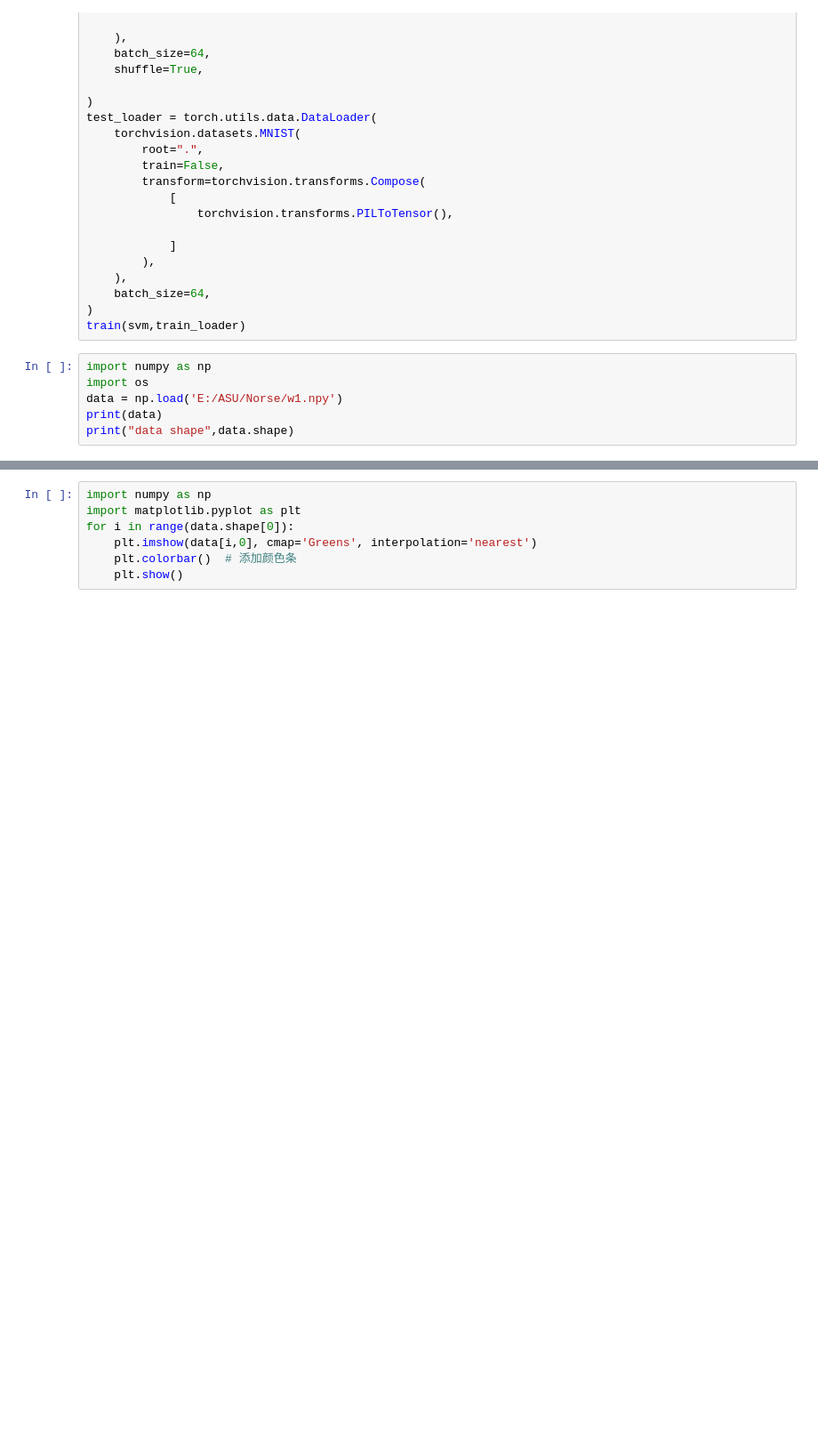
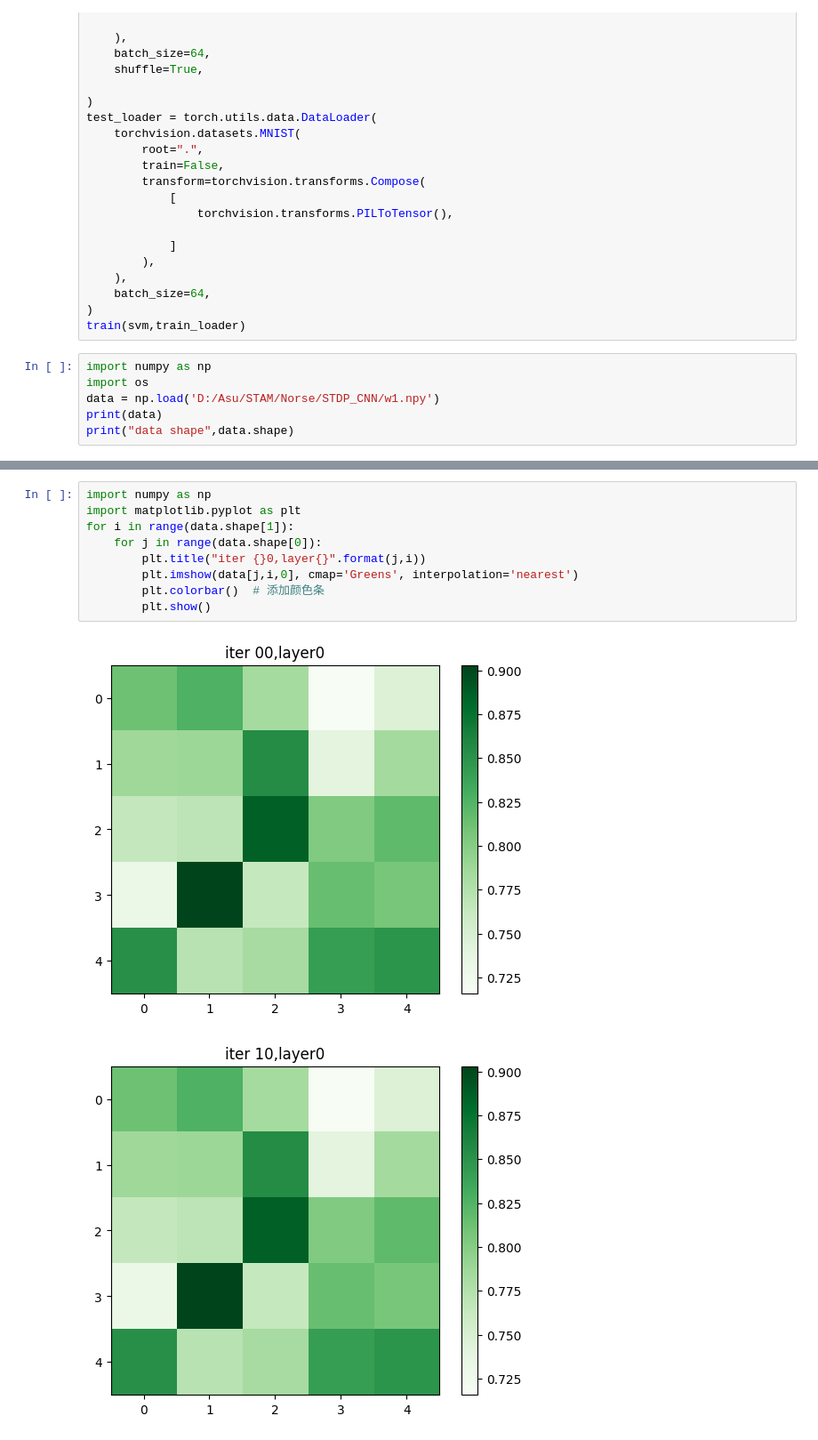
Before and after one commit to zhenqi72/STDP_CNN, a Jupyter notebook: STDP_CNN.ipynb, the cells around one changed output, grey strips where cells are left out. Shown at 89% size. Drawn from its saved outputs; the diff is of its cells as text; blank space fills up the shorter version.

```diff
--- a/STDP_CNN.ipynb
+++ b/STDP_CNN.ipynb
@@ -69,6 +69,6 @@ train(svm,train_loader)
 # %%
 import numpy as np
 import os
-data = np.load('E:/ASU/Norse/w1.npy')
+data = np.load('D:/Asu/STAM/Norse/STDP_CNN/w1.npy')
 print(data)
 print("data shape",data.shape)
@@ -75,7 +93,12 @@ print("data shape",data.shape)
 # %%
 import numpy as np
 import matplotlib.pyplot as plt
-for i in range(data.shape[0]):
-    plt.imshow(data[i,0], cmap='Greens', interpolation='nearest')
-    plt.colorbar()  # 添加颜色条
-    plt.show()
+for i in range(data.shape[1]):
+    for j in range(data.shape[0]):
+        plt.title("iter {}0,layer{}".format(j,i))
+        plt.imshow(data[j,i,0], cmap='Greens', interpolation='nearest')
+        plt.colorbar()  # 添加颜色条
+        plt.show()
+# %% [output]
+[figure, added]
+[figure, added]
```
Also changed, not shown: parts of 4 cells of this notebook, 13 other files.
